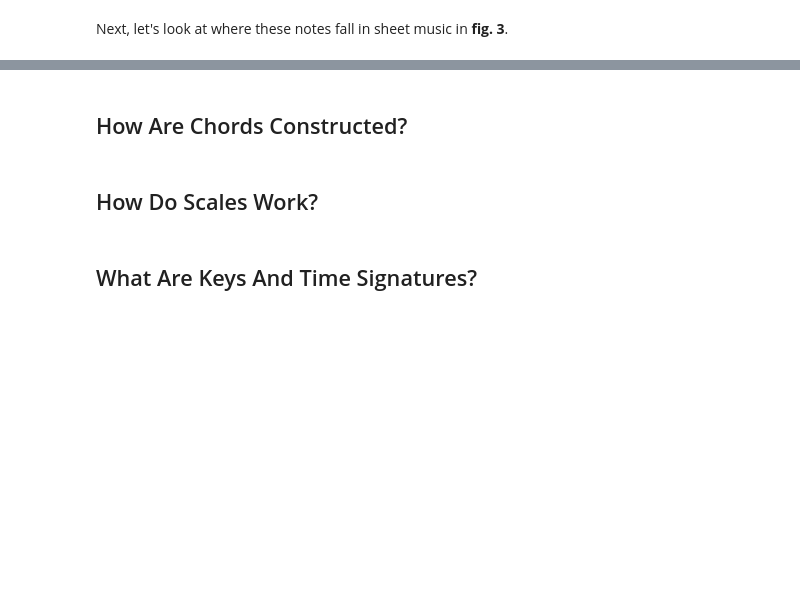
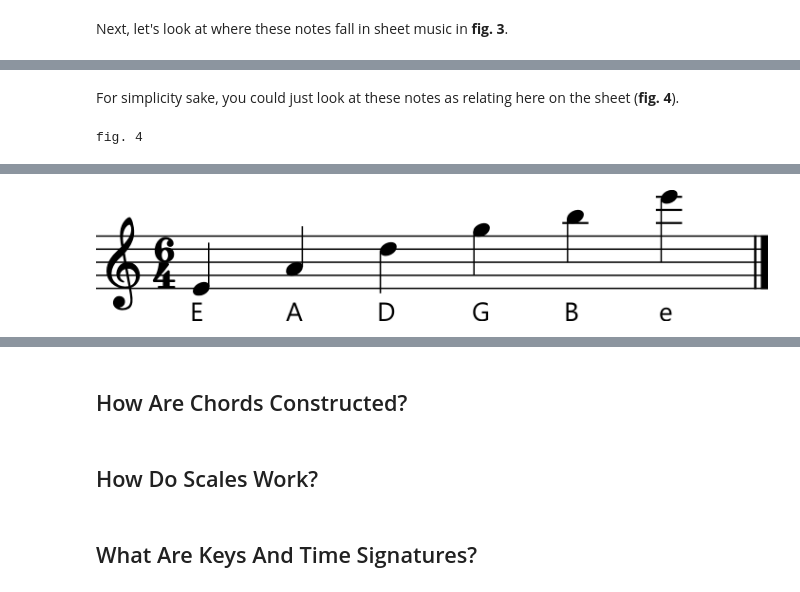
Before and after one commit to cwrightlibrary/JazzNotebooks, a Jupyter notebook: music-theory-for-guitar-players/music-theory-for-guitar-players.ipynb, the cells around one changed output, grey strips where cells are left out. Saved outputs shown, nothing was run; the diff lists cells and outputs as text; code cells hidden in the pictures; blank space fills up the shorter version.

```diff
--- a/music-theory-for-guitar-players/music-theory-for-guitar-players.ipynb
+++ b/music-theory-for-guitar-players/music-theory-for-guitar-players.ipynb
@@ -23,7 +23,7 @@ def music(notes: str, midi: bool = False):
     elif info[0].lower() == "bass":
         part.append(clef.BassClef())
     elif info[0].lower() == "guitar":
-        part.append(clef.TabClef())
+        part.append(clef.Treble8vbClef())
 
     # set key
     keys = [
@@ -122,7 +122,7 @@ def music(notes: str, midi: bool = False):
                         add_notes.append([note_name, note_length])
                 else:
                     if lyric != "":
-                        add_notes.append([note_name, note_length, lyric])
+                        add_notes.append([note_name, note_length, is_col, lyric])
                     else:
                         add_notes.append([note_name, note_length, is_col])
             else:
@@ -130,7 +130,7 @@ def music(notes: str, midi: bool = False):
                     if lyric != "":
                         add_notes.append([note_name, note_length, is_tie, lyric])
                     else:
-                        add_notes.append([note_name, note_length, is_tie])
+                        add_notes.append([note_name, note_length, is_col, is_tie])
                 else:
                     if lyric != "":
                         add_notes.append([note_name, note_length, is_tie, is_col, lyric])
@@ -155,7 +155,7 @@ def music(notes: str, midi: bool = False):
                 if n[2] in ["start", "stop"]:
                     add_n.tie = tie.Tie(n[2])
                 elif n[2] not in ["#06538a", "#8a062d"]:
-                    texp = expressions.TextExpression(n[2])
+                    texp = expressions.TextExpression(n[2].replace("-", " "))
                     texp.style.fontsize = 10
                     texp.style.fontFamily = "Segoe UI"
                     texp.placement = "below"
@@ -163,15 +163,27 @@ def music(notes: str, midi: bool = False):
                 else:
                     add_n.style.color = n[2]
             if len(n) == 4:
-                add_n.tie = tie.Tie(n[2])
+                # [note_name, note_length, is_col, lyric]
+                if n[2] in ["start", "stop"]:
+                    add_n.tie = tie.Tie(n[2])
+                else:
+                    add_n.style.color = n[2]
                 if n[3] not in ["#06538a", "#8a062d"]:
-                    texp = expressions.TextExpression(n[3])
+                    texp = expressions.TextExpression(n[3].replace("-", " "))
                     texp.style.fontSize = 10
                     texp.style.fontFamily = "Segoe UI"
                     texp.placement = "below"
                     part.append(texp)
                 else:
                     add_n.style.color = n[3]
+            elif len(n) == 5:
+                add_n.tie = tie.Tie(n[2])
+                add_n.style.color = n[3]
+                texp = expressions.TextExpression(n[4].replace("-", ""))
+                texp.style.fontSize = 10
+                texp.style.fontFamily = "Segoe UI"
+                texp.placement = "below"
+                part.append(texp)
             part.append(add_n)
         else:
             part.append(n)
@@ -332,0 +345,10 @@ fig. 3
+# %% [markdown]
+For simplicity sake, you could just look at these notes as relating here on the sheet (**fig. 4**).
+# %%
+notes = "INFO treble c 6/4 INFO e4q[E] a4q[A] d5q[D] g5q[G] b5q[B] e6q[e]"
+
+print("fig. 4")
+music(notes, True)
+music(notes)
+# %% [output]
+fig. 4
@@ -332,0 +356 @@ fig. 3
+[figure, added]
```
Also changed, not shown: parts of 11 cells of this notebook.
